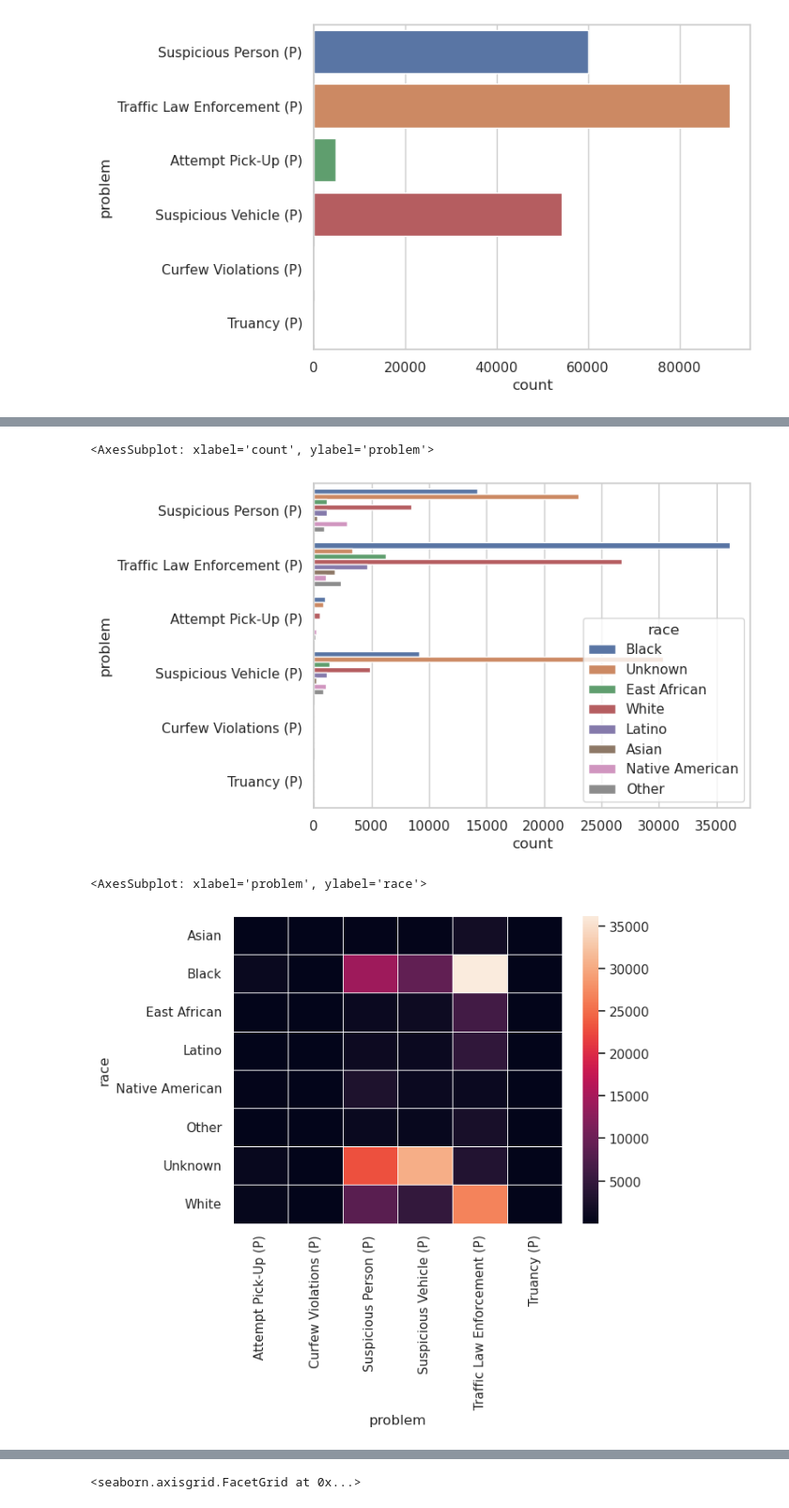
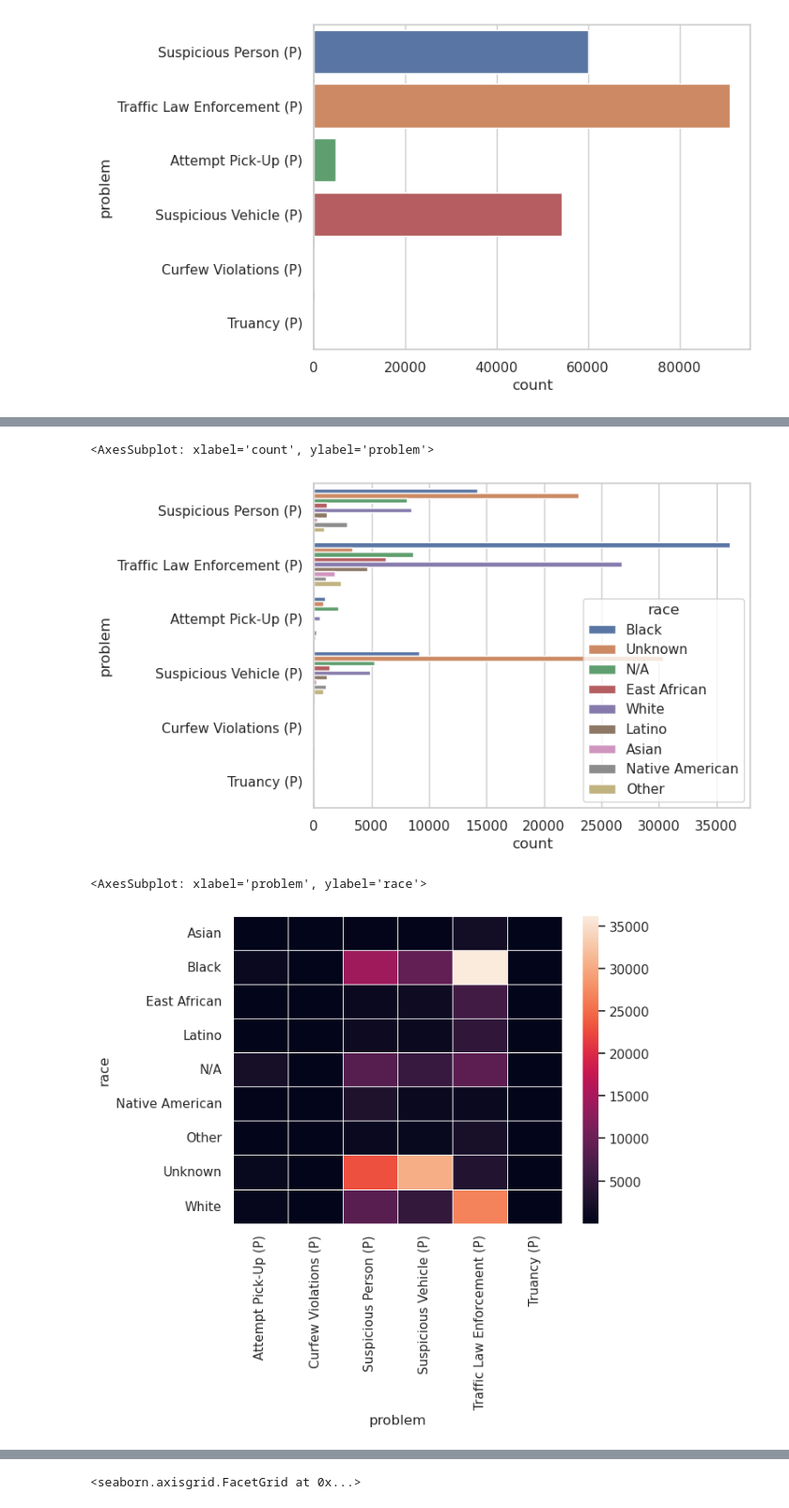
Before and after one commit to aoguedao/ds4sj-brown, a Jupyter notebook: lessons/police-force.ipynb, the cells around one changed output, grey strips where cells are left out. Shown at 94% size. Saved outputs shown, nothing was run; the diff lists cells and outputs as text; code cells hidden in the pictures.

```diff
--- a/lessons/police-force.ipynb
+++ b/lessons/police-force.ipynb
@@ -12,7 +12,8 @@ sns.set_theme(style="whitegrid")
 # %% [markdown]
 ## Stops
 # %%
-police_stop_filepath = "../data/police_stop_data.csv"
+# police_stop_filepath = "../data/police_stop_data.csv"
+police_stop_filepath = "https://raw.githubusercontent.com/aoguedao/ds4sj-brown/main/data/police_stop_data.csv"
 police_stop_df = pd.read_csv(police_stop_filepath, low_memory=False)
 police_stop_df.head()
 # %% [output]
@@ -41,7 +47,11 @@ Name: 0, Length: 210253, dtype: object
 police_stop_df = (
     police_stop_df.assign(
         responseDate=lambda x: pd.to_datetime(x["responseDate"]),
-        year=lambda x: x["responseDate"].dt.year
+        year=lambda x: x["responseDate"].dt.year,
+        hour=lambda x: x["responseDate"].dt.hour,
+        reason=lambda x: x["reason"].fillna("N/A"),
+        race=lambda x: x["race"].fillna("N/A"),
+        gender=lambda x: x["gender"].fillna("N/A")
     )
 )
 police_stop_df.head()
@@ -76,15 +95,16 @@ sns.countplot(
 )
 # %% [output]
 <AxesSubplot: xlabel='count', ylabel='problem'>
-[figure, old version]
+[figure, new version]
 # %%
+police_stop_by_problem_and_race = police_stop_df.pivot_table(index="race", columns="problem", values="OBJECTID", aggfunc="count")
 sns.heatmap(
-    police_stop_df.pivot_table(index="race", columns="problem", values="OBJECTID", aggfunc="count"),
+    police_stop_by_problem_and_race,
     linewidth=.5
 )
 # %% [output]
 <AxesSubplot: xlabel='problem', ylabel='race'>
-[figure, old version]
+[figure, new version]
 # %%
 sns.countplot(
     data=police_stop_df,
```
Also changed, not shown: parts of 16 cells of this notebook, 1 other file.
